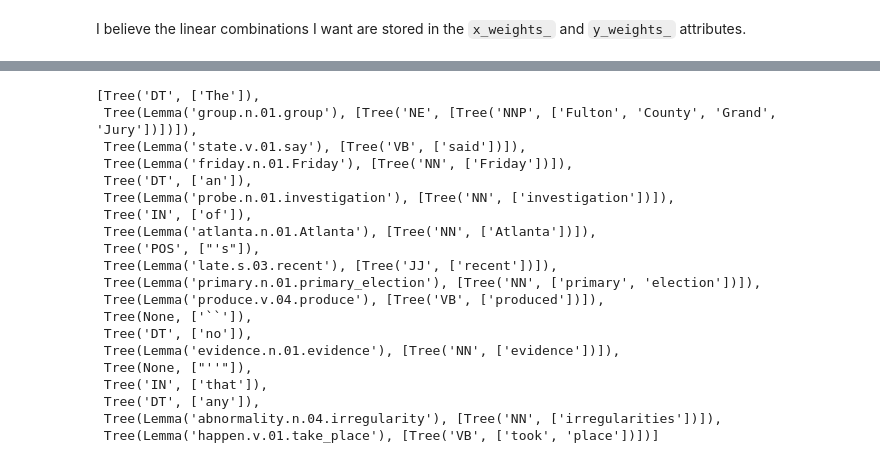
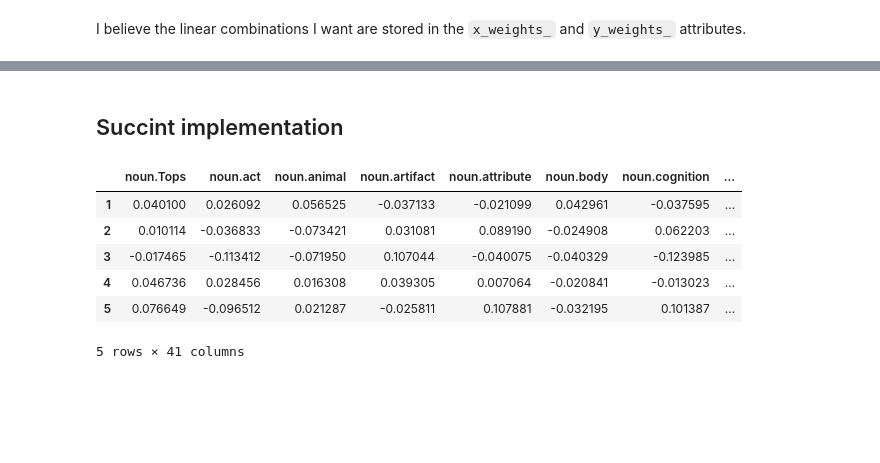
Before and after one commit to geoffbacon/semrep, a Jupyter notebook: semrep/evaluate/qvec/qvec.ipynb, the cells around one changed output, grey strips where cells are left out. Drawn from its saved outputs; the diff is of its cells as text; code cells hidden in the pictures; blank space fills up the shorter version.

Commit message:
initial exploration of qvec

```diff
--- a/semrep/evaluate/qvec/qvec.ipynb
+++ b/semrep/evaluate/qvec/qvec.ipynb
@@ -262,23 +163,26 @@ lexical unit (4886): happen.v
-# %%
-tagged_chunks[:20]
-# %% [output]
-[Tree('DT', ['The']),
- Tree(Lemma('group.n.01.group'), [Tree('NE', [Tree('NNP', ['Fulton', 'County', 'Grand', 'Jury'])])]),
- Tree(Lemma('state.v.01.say'), [Tree('VB', ['said'])]),
- Tree(Lemma('friday.n.01.Friday'), [Tree('NN', ['Friday'])]),
- Tree('DT', ['an']),
- Tree(Lemma('probe.n.01.investigation'), [Tree('NN', ['investigation'])]),
- Tree('IN', ['of']),
- Tree(Lemma('atlanta.n.01.Atlanta'), [Tree('NN', ['Atlanta'])]),
- Tree('POS', ["'s"]),
- Tree(Lemma('late.s.03.recent'), [Tree('JJ', ['recent'])]),
- Tree(Lemma('primary.n.01.primary_election'), [Tree('NN', ['primary', 'election'])]),
- Tree(Lemma('produce.v.04.produce'), [Tree('VB', ['produced'])]),
- Tree(None, ['``']),
- Tree('DT', ['no']),
- Tree(Lemma('evidence.n.01.evidence'), [Tree('NN', ['evidence'])]),
- Tree(None, ["''"]),
- Tree('IN', ['that']),
- Tree('DT', ['any']),
- Tree(Lemma('abnormality.n.04.irregularity'), [Tree('NN', ['irregularities'])]),
- Tree(Lemma('happen.v.01.take_place'), [Tree('VB', ['took', 'place'])])]
+# %% [markdown]
+## Succint implementation
+# %%
+def qvec(features, embeddings):
+    """
+    Returns correlations between columns of `features` and `embeddings`.
+
+    The aligned feature is the one with the highest correlation.
+    The qvec score is the sum of correlations of aligned features.
+    """
+    common_words = embeddings.columns.intersection(subset.columns)
+    S = features[common_words]
+    X = embeddings[common_words]
+    correlations = pd.DataFrame({i:X.corrwith(S.iloc[i], axis=1) for i in range(len(S))})
+    correlations.columns = S.index
+    return correlations
+# %%
+qvec(subset, embeddings).head()
+# %% [output]
+|  | noun.Tops | noun.act | noun.animal | noun.artifact | noun.attribute | noun.body | noun.cognition | ... |
+| 1 | 0.040100 | 0.026092 | 0.056525 | -0.037133 | -0.021099 | 0.042961 | -0.037595 | ... |
+| 2 | 0.010114 | -0.036833 | -0.073421 | 0.031081 | 0.089190 | -0.024908 | 0.062203 | ... |
+| 3 | -0.017465 | -0.113412 | -0.071950 | 0.107044 | -0.040075 | -0.040329 | -0.123985 | ... |
+| 4 | 0.046736 | 0.028456 | 0.016308 | 0.039305 | 0.007064 | -0.020841 | -0.013023 | ... |
+| 5 | 0.076649 | -0.096512 | 0.021287 | -0.025811 | 0.107881 | -0.032195 | 0.101387 | ... |
+5 rows × 41 columns
```
Also changed, not shown: parts of 30 cells of this notebook, 1 other file.
